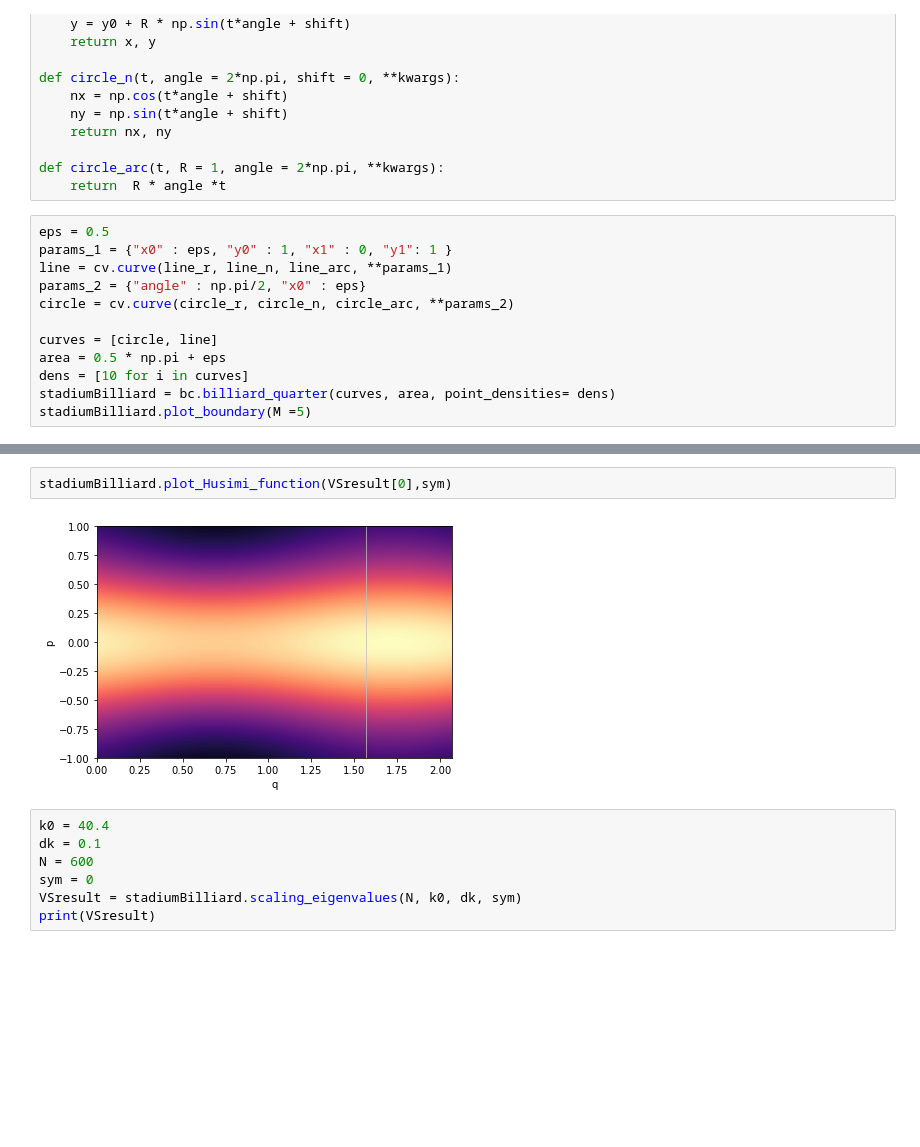
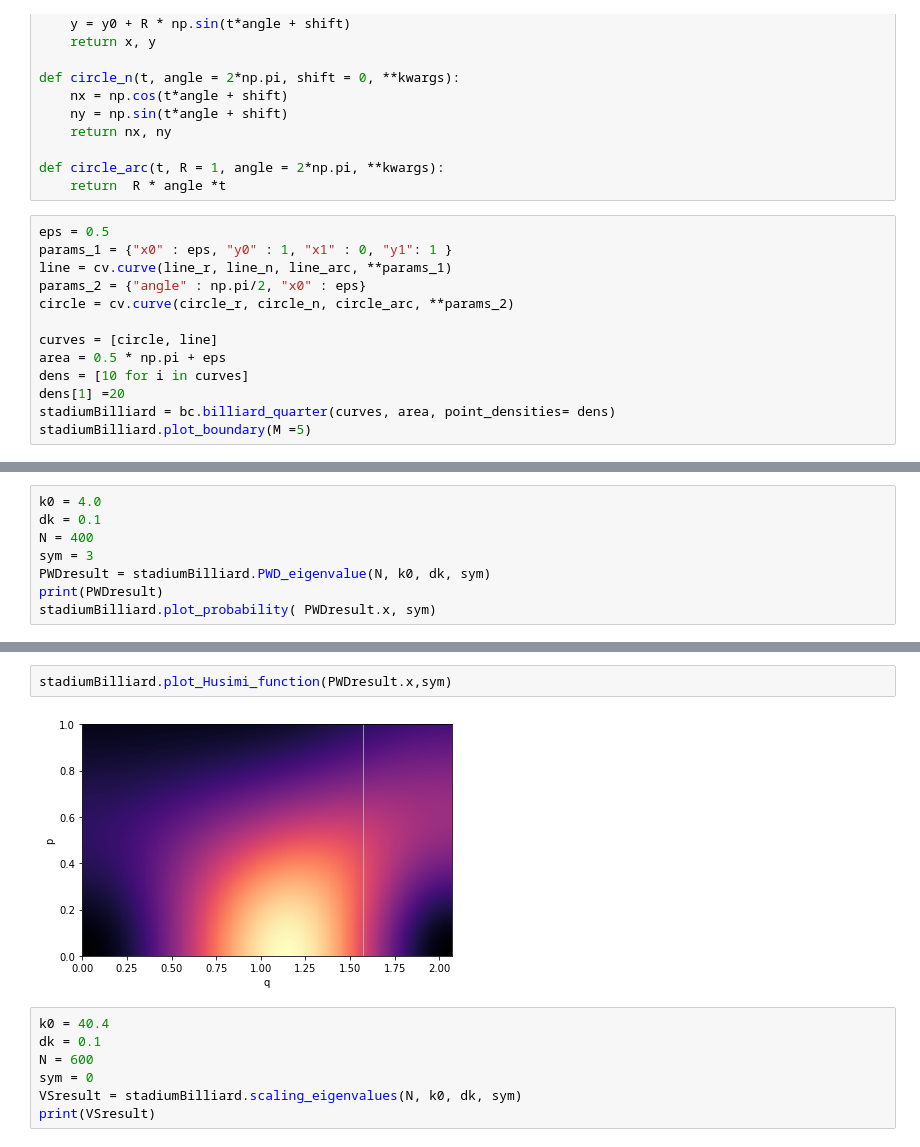
Before and after one commit to benokit/quantum-billiards, a Jupyter notebook: Quantum billiard test stadium.ipynb, the cells around one changed output, grey strips where cells are left out. Cells and saved outputs as stored; diff of their text form; blank space fills up the shorter version.

```diff
--- a/Quantum billiard test stadium.ipynb
+++ b/Quantum billiard test stadium.ipynb
@@ -53,6 +52,7 @@ circle = cv.curve(circle_r, circle_n, circle_arc, **params_2)
 curves = [circle, line]
 area = 0.5 * np.pi + eps
 dens = [10 for i in curves]
+dens[1] =20
 stadiumBilliard = bc.billiard_quarter(curves, area, point_densities= dens)
 stadiumBilliard.plot_boundary(M =5)
 # %% [output]
@@ -86,0 +131,8 @@ stadiumBilliard.plot_probability( VSresult[0], sym)
+# %%
+k0 = 4.0
+dk = 0.1
+N = 400
+sym = 3
+PWDresult = stadiumBilliard.PWD_eigenvalue(N, k0, dk, sym)
+print(PWDresult)
+stadiumBilliard.plot_probability( PWDresult.x, sym)
@@ -87,7 +147,7 @@ stadiumBilliard.plot_probability( VSresult[0], sym)
 # %%
-stadiumBilliard.plot_Husimi_function(VSresult[0],sym)
+stadiumBilliard.plot_Husimi_function(PWDresult.x,sym)
 # %% [output]
-[figure, old version]
+[figure, new version]
 # %%
 k0 = 40.4
 dk = 0.1
```
Also changed, not shown: parts of 12 cells of this notebook, 5 other files.
